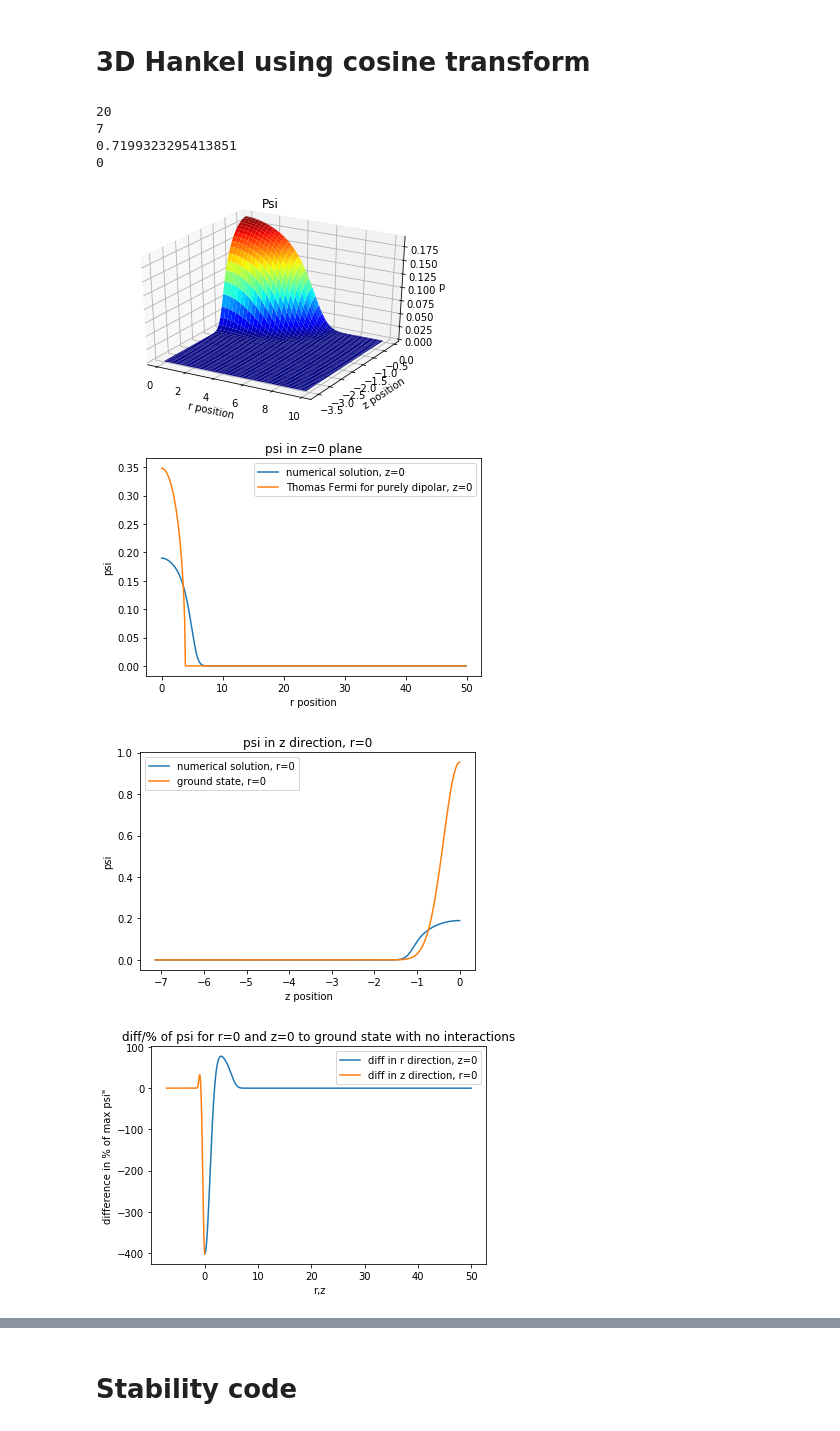
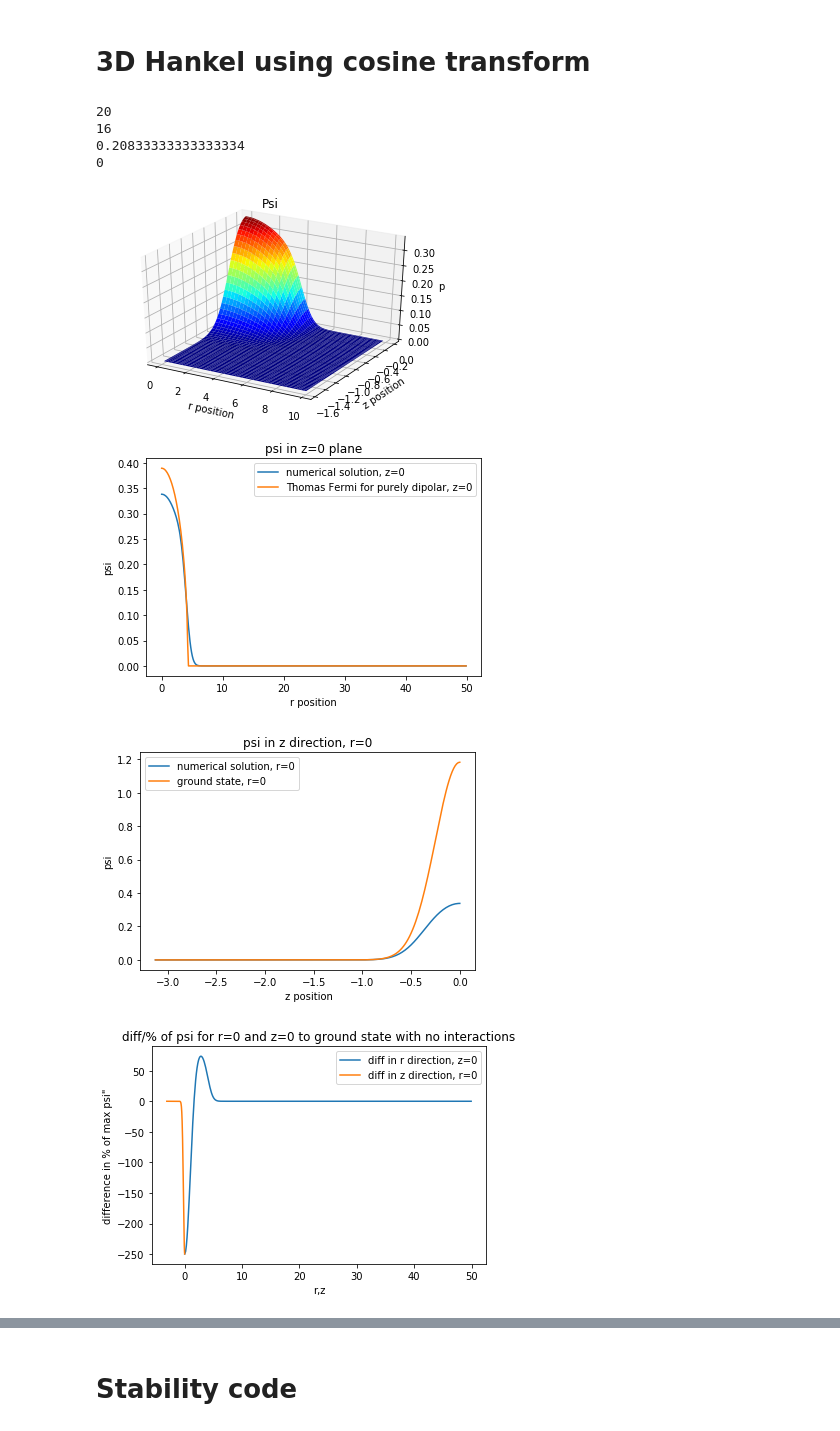
Before and after one commit to DavidStrachan1/BEC-of-dipolar-atoms-simulations, a Jupyter notebook: 3D hankel using cosine transform-checkpoint.ipynb, the cells around one changed output, grey strips where cells are left out. Drawn from its saved outputs; the diff is of its cells as text; code cells hidden in the pictures.

```diff
--- a/3D hankel using cosine transform-checkpoint.ipynb
+++ b/3D hankel using cosine transform-checkpoint.ipynb
@@ -136,11 +135,11 @@ xs = np.sqrt(sc.hbar/(m*w)) ##length scale
 ##overriding parameters
 gs = 0 ##dimensionless contact factor
 D = 20 ## dimensionless dipole factor
-gamma = 7 ##ratio of axial frequency to radial frequency
+gamma = 16 ##ratio of axial frequency to radial frequency
 eps = 1/gamma
 wz =gamma*w
 
-
+k_mag = np.sqrt(kz(gamma)**2+(2*np.pi*rho)**2)
 Tz  = 0.5*kz(gamma)**2
 T = 0.5*k_mag**2 ## defining kinetic terms, if done in one go Tz isn't needed
 exp_Tz = np.exp((-1j*dt*Tz))
@@ -149,8 +148,8 @@ exp_T = np.exp((-1j*dt*T))
 lamda = 4*np.pi*D/3
 Udd = 3*(np.nan_to_num(kz(gamma)/k_mag,posinf=0))**2 - 1
 if gamma>5: ##z cutoff
-    Udd += np.exp(-Zc(gamma)*2*np.pi*rho)*((np.nan_to_num(2*np.pi*rho/kz(gamma),posinf=0)**2)*np.cos(Zc(gamma)*kz(gamma))
-                        -np.nan_to_num(2*np.pi*rho/kz(gamma),posinf=0)*np.nan_to_num(kz(gamma)/k_mag,posinf=0)*np.sin(Zc(gamma)*kz(gamma)))
+    Udd += np.exp(-Zc(gamma)*2*np.pi*rho)*((np.nan_to_num(2*np.pi*rho/k_mag,posinf=0)**2)*np.cos(Zc(gamma)*kz(gamma))
+                        -np.nan_to_num(2*np.pi*rho/k_mag,posinf=0)*np.nan_to_num(kz(gamma)/k_mag,posinf=0)*np.sin(Zc(gamma)*kz(gamma)))
     Udd -= U ## includes radial cut off, we set it to zero if we're only using a z cutoff
 else: #spherical cut off
     Udd*= (1+3*np.nan_to_num(np.cos(Rc*k_mag)/((Rc*k_mag)**2),posinf=0) -3*np.nan_to_num(np.sin(Rc*k_mag)/((Rc*k_mag)**3),posinf=0))
@@ -159,7 +158,7 @@ Udd *= lamda
 psi_zr = np.exp((-r**2)/10)*np.exp(-gamma*(z(gamma)**2)) ##initial guess
 psi_zr /=Norm_r_or_rho(psi_zr,r,gamma)
 
-for i in tqdm_notebook(range(1500),leave = False):  ##split step loop
+for i in tqdm_notebook(range(1000),leave = False):  ##split step loop
     psi_zr = np.exp(-0.5j*dt*Vzr(psi_zr,r,gamma,gs,J))*psi_zr ##applies half the potential
     psi_zr = exp_T*qfht(dct(psi_zr,1,axis=1),J) ## applies kinetic in (cosine) fourier and bessel space
     psi_zr = idct(iqfht(psi_zr,J),1,axis=1)  ##transforms back to position space
@@ -226,38 +225,38 @@ plt.show()
 plt.plot(z(gamma)[0,:],np.abs(psi_zr[0,:]),label="numerical solution, r=0")
 plt.plot(z(gamma)[0,:],np.abs(gnd_state[0,:]),label = "ground state, r=0")
 #plt.plot(z(gamma)[0,:],np.abs(TF_contact[0,:]),label="Thomas Fermi for contact,z=0")
 plt.title('psi in z direction, r=0')
 #plt.xlim(0,5)
 plt.legend()
 plt.xlabel(' z position')
 plt.ylabel('psi')
 plt.show()
 
 plt.plot(r[:,0],100*diff_zr[:,Nz-1]/np.max(psi_zr),label="diff in r direction, z=0")
 plt.plot(z(gamma)[0,:],100*diff_zr[0,:]/np.max(psi_zr),label="diff in z direction, r=0")
 plt.title('diff/% of psi for r=0 and z=0 to ground state with no interactions')
 #plt.xlim(0,6)
 plt.xlabel('r,z')
 plt.ylabel('difference in % of max psi"')
 plt.legend()
 plt.show()
 
 fig,ax = plt.subplots()
 ax.contour(r,z(gamma),np.abs(psi_zr))
 ax.set_title('contour plot of psi')
-ax.set_ylim(0,5/gamma)
-ax.set_xlim(0,b/2)
+#ax.set_ylim(0,5/gamma)
+#ax.set_xlim(0,b/2)
 ax.set_xlabel('r position')
 ax.set_ylabel('z position')
 #ax.set_xlim([0,10])
 #ax.set_ylim([-5,5])
 plt.show()
 # %% [output]
 20
-7
-0.7199323295413851
+16
+0.20833333333333334
 0
-[figure, old version]
+[figure, new version]
-[figure, old version]
+[figure, new version]
-[figure, old version]
+[figure, new version]
-[figure, old version]
+[figure, new version]
```
Also changed, not shown: parts of 6 cells of this notebook, 1 other file.
